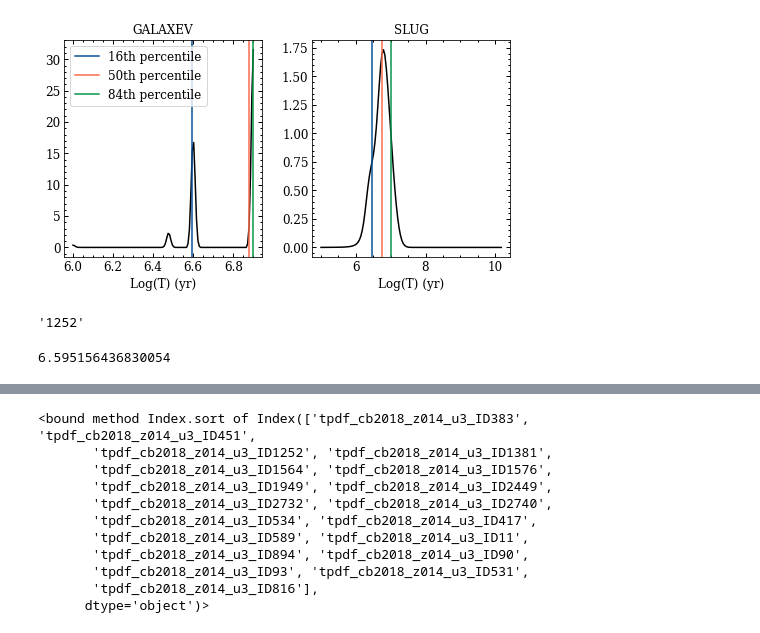
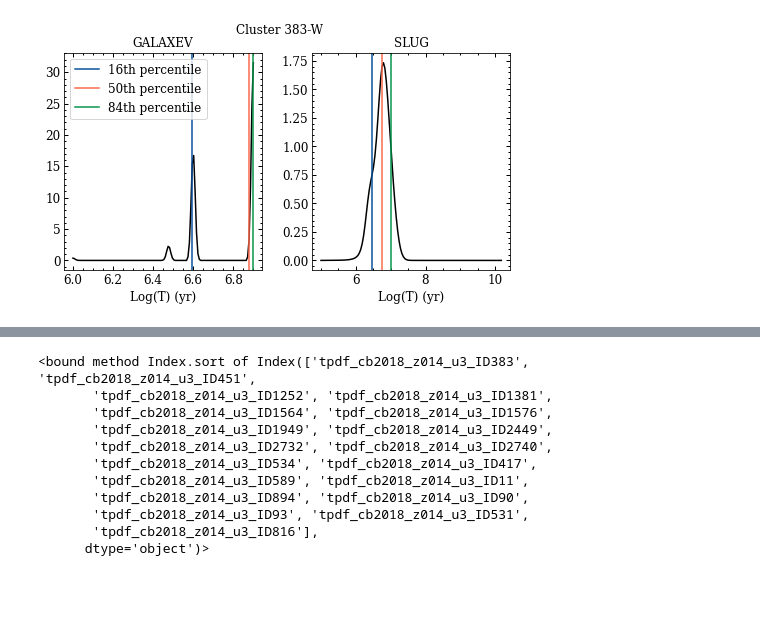
Before and after one commit to aida-wofford/Rogelio, a Jupyter notebook: age_PDFS.ipynb, the cells around one changed output, grey strips where cells are left out. Cells and saved outputs as stored; diff of their text form; code cells hidden in the pictures; blank space fills up the shorter version.

```diff
--- a/age_PDFS.ipynb
+++ b/age_PDFS.ipynb
@@ -16,7 +16,11 @@ percentiles = pd.read_csv("https://raw.githubusercontent.com/Rogerod23/Rogelio/m
 
 del PDF["Unnamed: 0"]
 del percentiles["Unnamed: 0"]
-cluster_id = ["2723", "816"]
+
+
+cluster_list = ["11-E", "90-E", "93-E", "383-W", "417-W", "451-W", "531-E", "534-E",
+                "589-E", "816-E", "894-E", "1252-W", "1381-W", "1564-W", "1576-W",
+                "1949-W", "2449-W", "2732-W", "2740-W"]
 
 PDF_columns = PDF.columns
 percentiles_columns = percentiles.columns
@@ -104,6 +108,15 @@ for CB2018, K2015 in zip(age_CB2018, age_Krumholz2015):
   plt.subplots_adjust(hspace=0.5)
   plt.subplots_adjust(wspace=0.25)
   code=['GALAXEV','SLUG']
+#figure title
+  for c in cluster_list:
+    if cid == c[0:2]:
+      fig.suptitle('Cluster {}'.format(c), size = 12)
+    elif cid == c[0:3]:
+      fig.suptitle('Cluster {}'.format(c), size = 12)
+    elif cid == c[0:4]:
+      fig.suptitle('Cluster {}'.format(c), size = 12)
+
 
   for icode in range(2):
       axes[icode].set_ylabel('')
@@ -147,39 +160,31 @@ for CB2018, K2015 in zip(age_CB2018, age_Krumholz2015):
 
   axes[1].axvline(percentiles.loc[0, percentile_16th_KRUM2015],
                    color =mycolor[0], linestyle = '-', linewidth = lw_,label='16th percentile')
   axes[1].axvline(percentiles.loc[0, percentile_50th_KRUM2015], color =mycolor[1],
                    linestyle =  '-', linewidth = lw_,label='50th percentile')
   axes[1].axvline(percentiles.loc[0, precentile_84th_KRUM2015], color =mycolor[2],
                    linestyle =  '-', linewidth = lw_,label='84th percentile')
 
 
   if len(CB2018) == 25:
 
     plt.savefig("age_pdf_{}.png".format(CB2018[20:25]), bbox_inches = 'tight',dpi=100)
   else:
     plt.savefig("age_pdf_{}.png".format(CB2018[20:26]), bbox_inches = 'tight',dpi=100)
   if i == 0:
     plt.show()
   plt.close()
   i += 1
 #axes[0][0].axvline(percentiles.loc[0, percentiles_columns[6]],
 #                   color =mycolor[0], linestyle = '-', linewidth = lw_,label='16th percentile')
 #axes[0][0].axvline(percentiles.loc[0, percentiles_columns[7]], color =mycolor[1],
 #                   linestyle =  '-', linewidth = lw_,label='50th percentile')
 #axes[0][0].axvline(percentiles.loc[0, percentiles_columns[8]], color =mycolor[2],
 #                   linestyle =  '-', linewidth = lw_,label='84th percentile')
 #axes[0][0].legend()
 
 
 #plt.savefig("fig11_age_pdf.png", bbox_inches = 'tight',dpi=100)
 #plt.show()
 # %% [output]
-[figure, old version]
+[figure, new version]
-# %%
-age_CB2018[2][22:26]
-# %% [output]
-'1252'
-# %%
-percentiles.loc[0, 't_16th_cb2018_z014_u3_383']
-# %% [output]
-6.595156436830054
```
Also changed, not shown: parts of 4 cells of this notebook.
